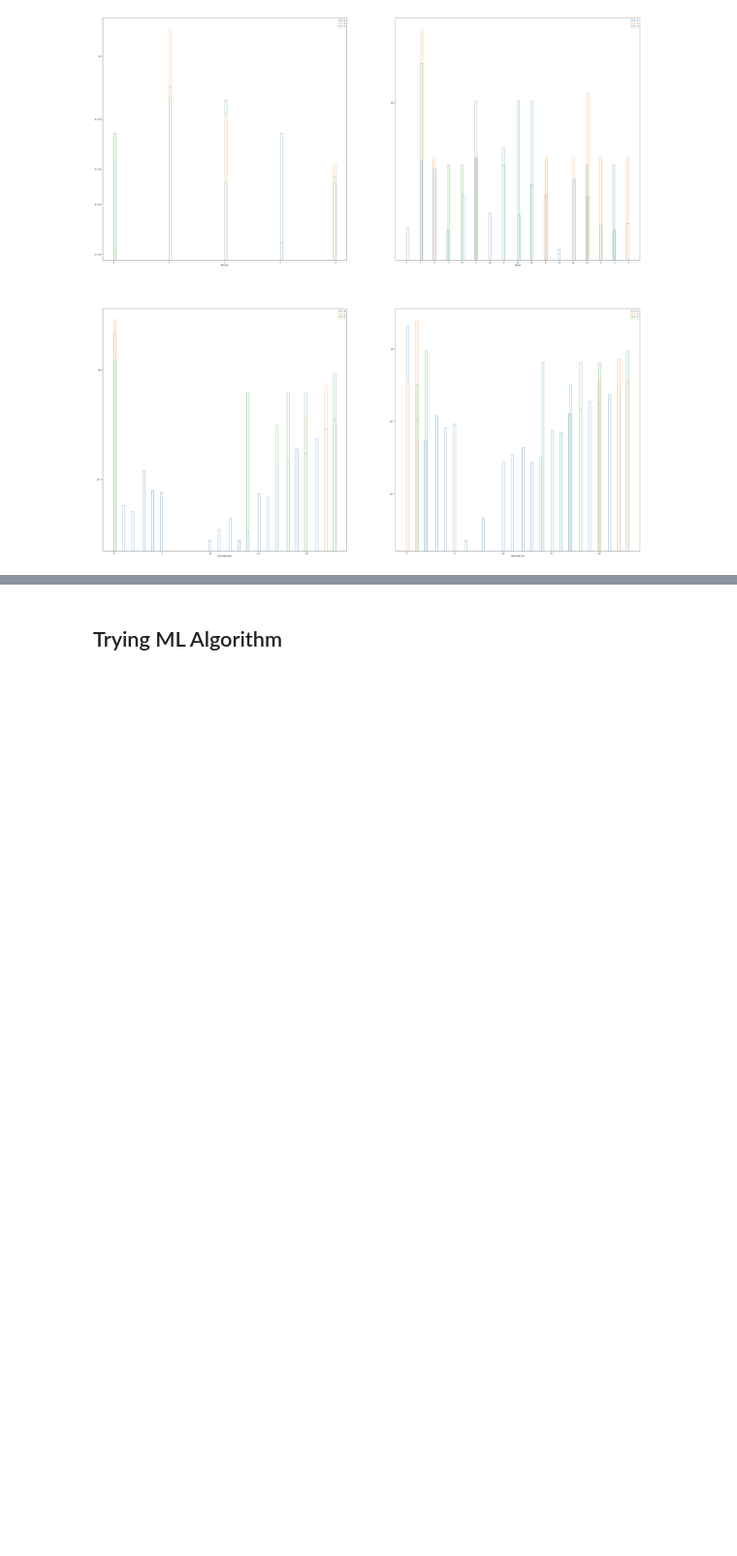
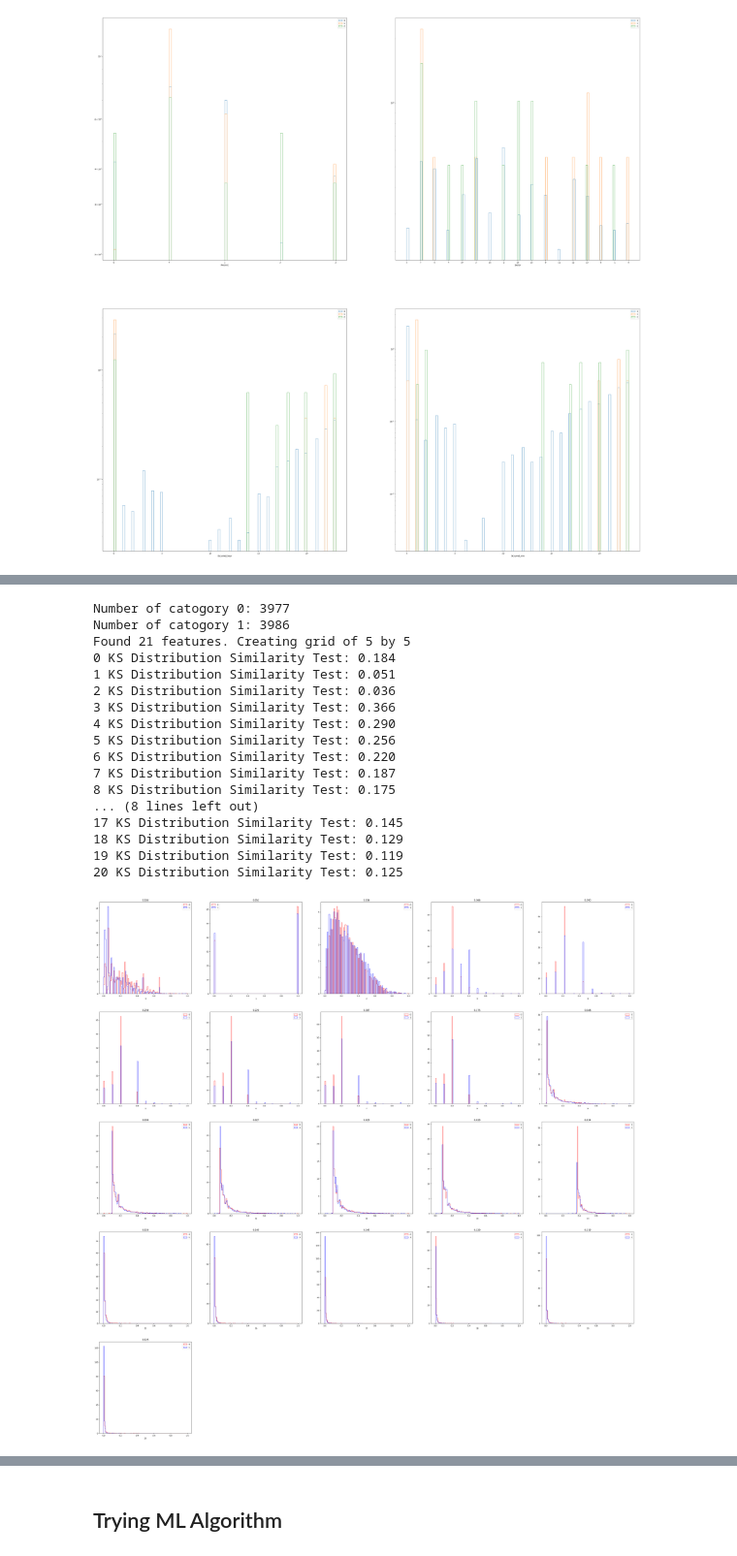
Before and after one commit to young-sa/DATA3402.Spring.2024, a Jupyter notebook: Lectures/Lecture.19/Lecture.19.ipynb, the cells around one changed output, grey strips where cells are left out. Shown at 97% size. Cells and saved outputs as stored; diff of their text form; code cells hidden in the pictures; blank space fills up the shorter version.

```diff
--- a/Lectures/Lecture.19/Lecture.19.ipynb
+++ b/Lectures/Lecture.19/Lecture.19.ipynb
@@ -786,0 +929,21 @@ Found 4 features. Creating grid of 2 by 2
+# %%
+compare_features_binary(d1,logscale=False)
+# %% [output]
+Number of catogory 0: 3977
+Number of catogory 1: 3986
+Found 21 features. Creating grid of 5 by 5
+0 KS Distribution Similarity Test: 0.184
+1 KS Distribution Similarity Test: 0.051
+2 KS Distribution Similarity Test: 0.036
+3 KS Distribution Similarity Test: 0.366
+4 KS Distribution Similarity Test: 0.290
+5 KS Distribution Similarity Test: 0.256
+6 KS Distribution Similarity Test: 0.220
+7 KS Distribution Similarity Test: 0.187
+8 KS Distribution Similarity Test: 0.175
+... (8 lines left out)
+17 KS Distribution Similarity Test: 0.145
+18 KS Distribution Similarity Test: 0.129
+19 KS Distribution Similarity Test: 0.119
+20 KS Distribution Similarity Test: 0.125
+[figure, added]
```
Also changed, not shown: parts of 67 cells of this notebook.
